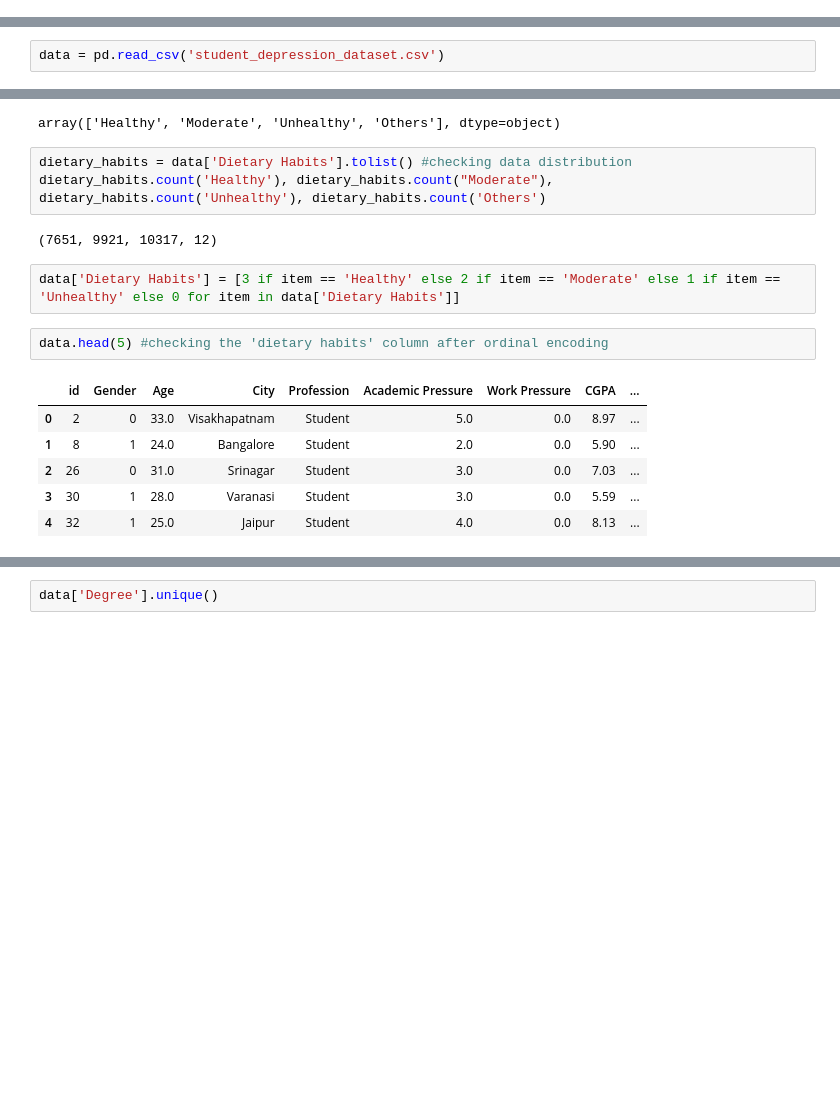
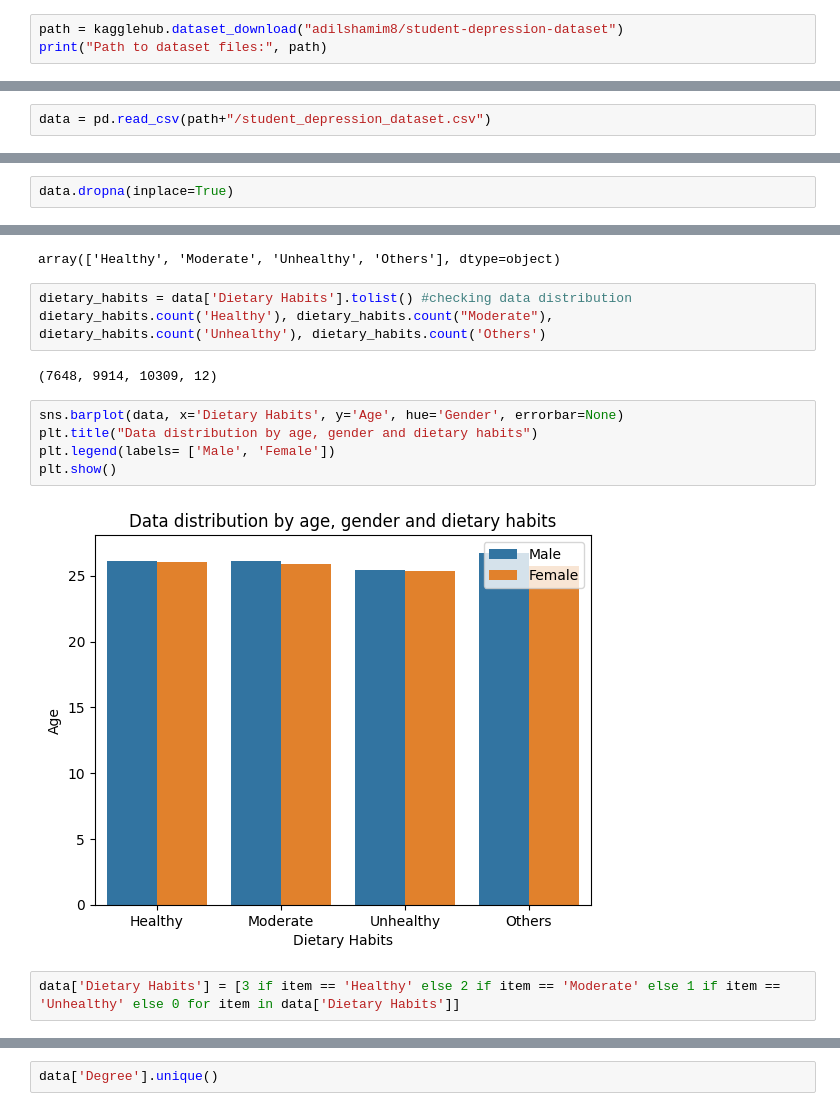
Before and after one commit to MiiN1136/Depression-Classification-Model, a Jupyter notebook: Depression_classification_v1.ipynb, the cells around one changed output, grey strips where cells are left out. Saved outputs shown, nothing was run; the diff lists cells and outputs as text; blank space fills up the shorter version.

```diff
--- a/Depression_classification_v1.ipynb
+++ b/Depression_classification_v1.ipynb
@@ -8,0 +17,3 @@ import matplotlib.pyplot as plt
+# %%
+path = kagglehub.dataset_download("adilshamim8/student-depression-dataset")
+print("Path to dataset files:", path)
@@ -9,5 +23,5 @@ import matplotlib.pyplot as plt
 # %%
-data = pd.read_csv('student_depression_dataset.csv')
+data = pd.read_csv(path+"/student_depression_dataset.csv")
 # %%
 data.describe()
 # %% [output]
@@ -66,6 +112,8 @@ dict_sleep = {"'5-6 hours'": (5+6)/2,
               }
 # %%
 data['Sleep Duration'] = data['Sleep Duration'].map(dict_sleep)
+# %%
+data.dropna(inplace=True)
 # %%
 data['Sleep Duration'].value_counts()
 # %% [output]
@@ -112,15 +182,13 @@ array(['Healthy', 'Moderate', 'Unhealthy', 'Others'], dtype=object)
 dietary_habits = data['Dietary Habits'].tolist() #checking data distribution
 dietary_habits.count('Healthy'), dietary_habits.count("Moderate"), dietary_habits.count('Unhealthy'), dietary_habits.count('Others')
 # %% [output]
-(7651, 9921, 10317, 12)
+(7648, 9914, 10309, 12)
+# %%
+sns.barplot(data, x='Dietary Habits', y='Age', hue='Gender', errorbar=None)
+plt.title("Data distribution by age, gender and dietary habits")
+plt.legend(labels= ['Male', 'Female'])
+plt.show()
+# %% [output]
+[figure, added]
 # %%
 data['Dietary Habits'] = [3 if item == 'Healthy' else 2 if item == 'Moderate' else 1 if item == 'Unhealthy' else 0 for item in data['Dietary Habits']]
-# %%
-data.head(5) #checking the 'dietary habits' column after ordinal encoding
-# %% [output]
-|  | id | Gender | Age | City | Profession | Academic Pressure | Work Pressure | CGPA | ... |
-| 0 | 2 | 0 | 33.0 | Visakhapatnam | Student | 5.0 | 0.0 | 8.97 | ... |
-| 1 | 8 | 1 | 24.0 | Bangalore | Student | 2.0 | 0.0 | 5.90 | ... |
-| 2 | 26 | 0 | 31.0 | Srinagar | Student | 3.0 | 0.0 | 7.03 | ... |
-| 3 | 30 | 1 | 28.0 | Varanasi | Student | 3.0 | 0.0 | 5.59 | ... |
-| 4 | 32 | 1 | 25.0 | Jaipur | Student | 4.0 | 0.0 | 8.13 | ... |
```
Also changed, not shown: parts of 76 cells of this notebook.
